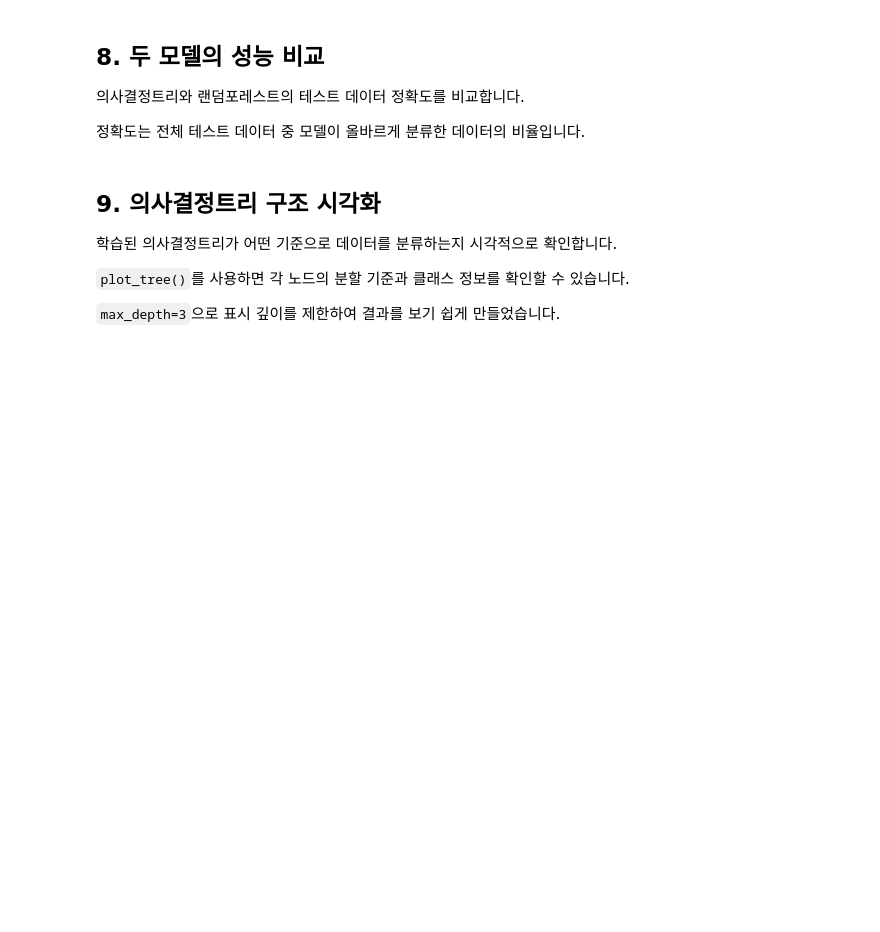
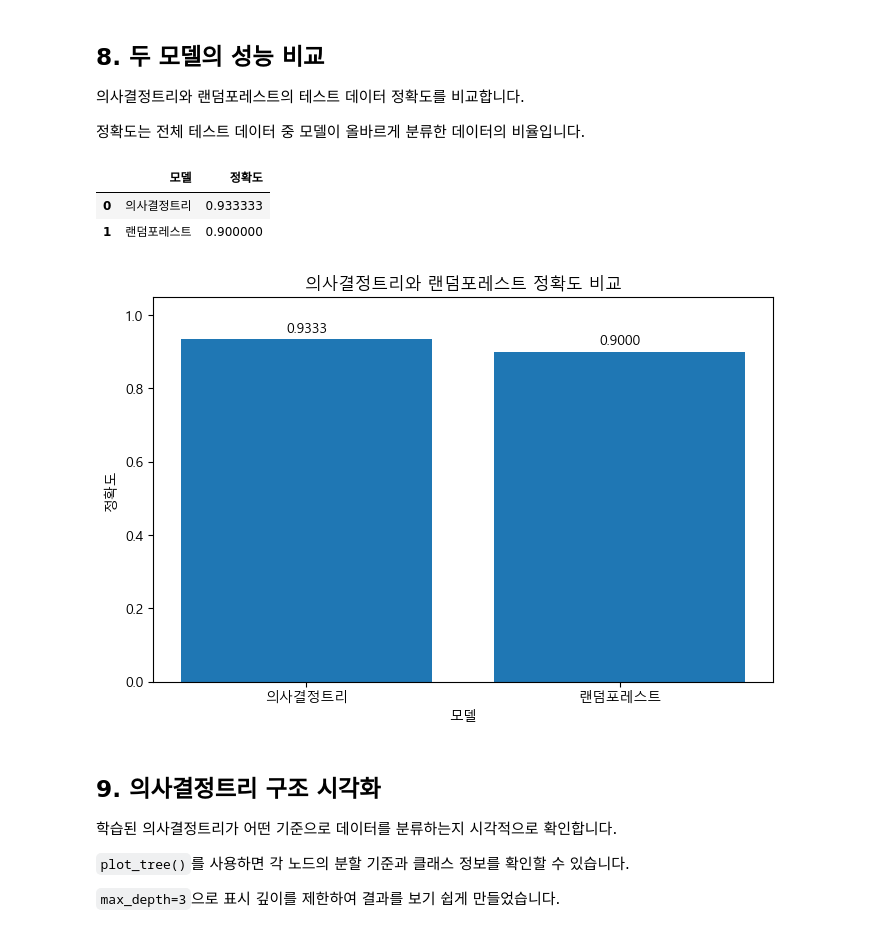
Before and after one commit to taehatae/ML_practice, a Jupyter notebook: 머신러닝2주차과제_황태하.ipynb, the cells around one changed output. Cells and saved outputs as stored; diff of their text form; code cells hidden in the pictures; blank space fills up the shorter version.

```diff
--- a/머신러닝2주차과제_황태하.ipynb
+++ b/머신러닝2주차과제_황태하.ipynb
@@ -227,3 +274,54 @@ plt.show()
+# %%
+import matplotlib.pyplot as plt
+import matplotlib.font_manager as fm
+import pandas as pd
+
+# 한글 폰트 설정
+
+# Windows 기본 한글 폰트인 맑은 고딕 사용
+plt.rcParams["font.family"] = "Malgun Gothic"
+
+# 그래프에서 마이너스(-) 기호가 깨지는 것을 방지
+plt.rcParams["axes.unicode_minus"] = False
+
+# 모델별 정확도 비교
+comparison = pd.DataFrame({
+    "모델": ["의사결정트리", "랜덤포레스트"],
+    "정확도": [dt_accuracy, rf_accuracy]
+})
+
+display(comparison)
+
+# 정확도 시각화
+plt.figure(figsize=(8, 5))
+
+bars = plt.bar(
+    comparison["모델"],
+    comparison["정확도"]
+)
+
+plt.ylim(0, 1.05)
+
+plt.title("의사결정트리와 랜덤포레스트 정확도 비교")
+plt.xlabel("모델")
+plt.ylabel("정확도")
+
+
+# 막대 위에 정확도 표시
+for bar, value in zip(bars, comparison["정확도"]):
+    plt.text(
+        bar.get_x() + bar.get_width() / 2,
+        value + 0.02,
+        f"{value:.4f}",
+        ha="center"
+    )
+
+plt.show()
+# %% [output]
+|  | 모델 | 정확도 |
+| 0 | 의사결정트리 | 0.933333 |
+| 1 | 랜덤포레스트 | 0.900000 |
+[figure, added]
 # %% [markdown]
 ## 9. 의사결정트리 구조 시각화
 
```
Also changed, not shown: parts of 10 cells of this notebook.
